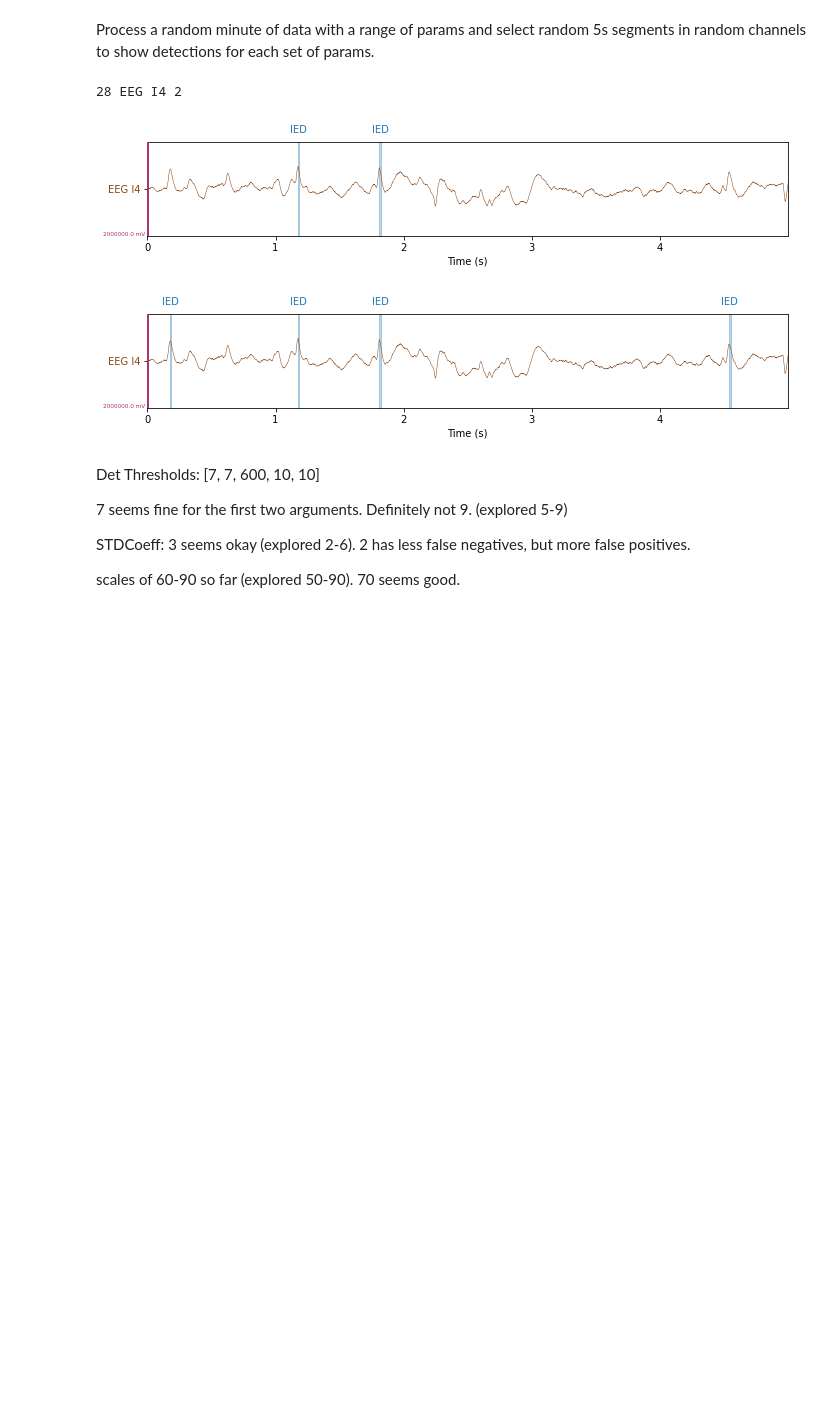
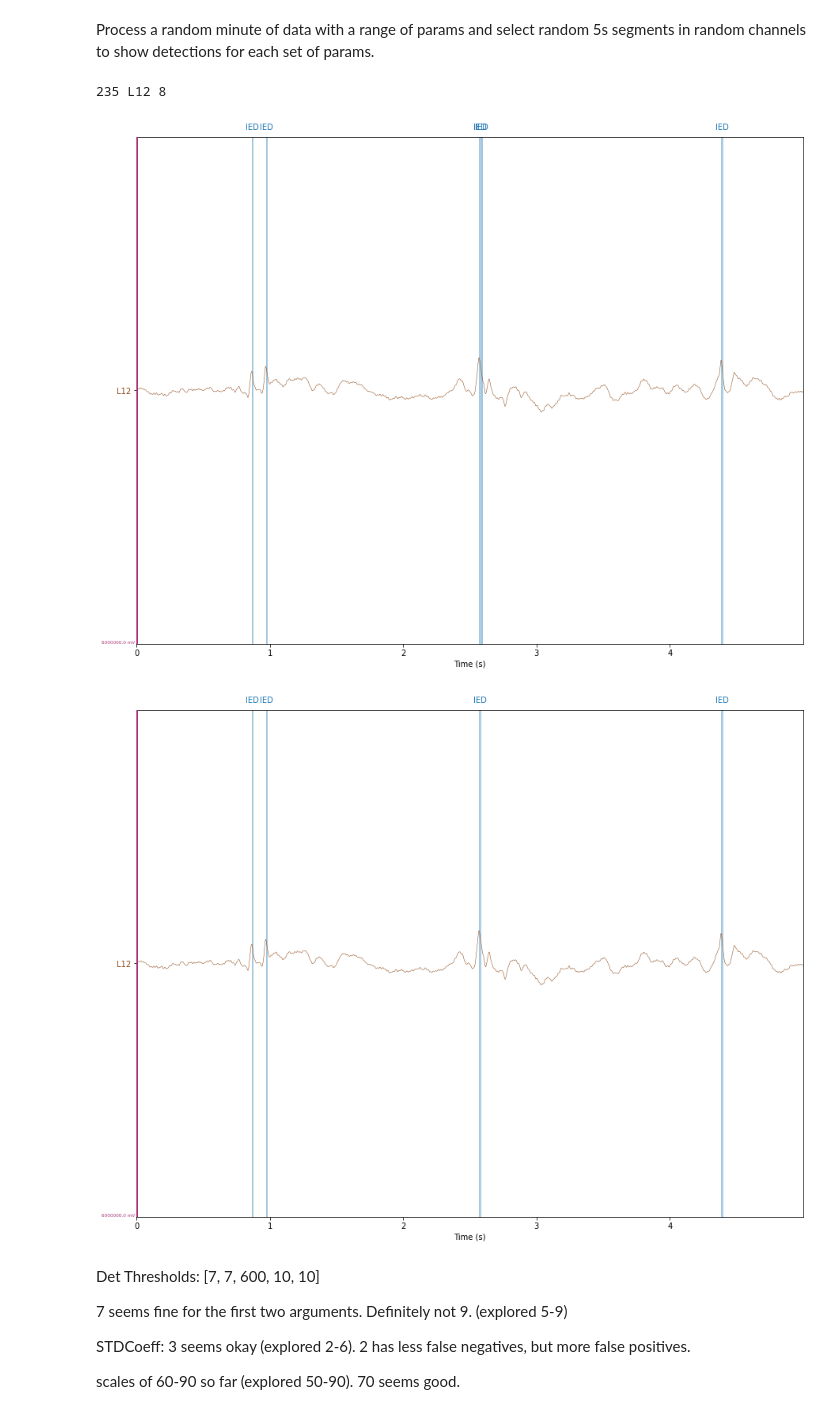
Before and after one commit to norrisjamie23/forecasting-epileptic-discharges, a Jupyter notebook: Tune_IED_detection_parameters.ipynb, the cells around one changed output. Drawn from its saved outputs; the diff is of its cells as text; code cells hidden in the pictures; blank space fills up the shorter version.

Commit message:
Temp changes to be later sorted out

```diff
--- a/Tune_IED_detection_parameters.ipynb
+++ b/Tune_IED_detection_parameters.ipynb
@@ -23,0 +67,3 @@ f = pyedflib.EdfReader(file_name)
+# %%
+bh, ah = butter(2, 0.5 / (freq / 2), 'highpass')
+bl, al = butter(4, 70 / (freq / 2), 'lowpass')
@@ -23,0 +227,3 @@ f = pyedflib.EdfReader(file_name)
+# %%
+sample_size = 50
+valid_channels_sample = [valid_channels[i] for i in sorted(random.sample(range(len(valid_channels)), sample_size))]
@@ -39,3 +351,15 @@ mat = scipy.io.loadmat('Data/TrialPatientArRa/channels.mat')
 valid_channels = [channel[0] for channel in mat['channels'][:, 0]]
 
 # valid_channels = signal_labels
+# %%
+import pandas as pd
+
+# Load file containing suitable channels and convert to list
+df = pd.read_excel('Data/TrialPatientDaKa/Electrodes.xlsx', header=None)
+valid_channels_unmapped = df[0].tolist()
+
+df = pd.read_excel('Data/TrialPatientDaKa/Electrode_mapping.xlsx')
+
+valid_channels = []
+for valid_channel in valid_channels_unmapped:
+    valid_channels.append("C" + str(int(df[df.Original == valid_channel].Mapped)))
@@ -42,5 +370,7 @@ valid_channels = [channel[0] for channel in mat['channels'][:, 0]]
 # %% [markdown]
 Process a random minute of data with a range of params and select random 5s segments in random channels to show detections for each set of params.
+# %%
+matplotlib.rcParams['figure.figsize'] = (2, 2)
 # %%
 # Process 1 minute at a time
 mins_to_process = 1
@@ -50,20 +380,23 @@ M = f.getNSamples()[0]# / (freq * 60)
 NumSecs = M / freq
 Blocks = math.floor(NumSecs / (mins_to_process * 60))
 
+bh, ah = butter(2, 0.5 / (freq / 2), 'highpass')
+bl, al = butter(4, 70 / (freq / 2), 'lowpass')
+
 def generate_detections(params_list):
 
     # Randomly choose a minute to select data from
-    minute = random.randrange(Blocks)
-    minute = 28
+    minute = random.randrange(60, Blocks)
+    # minute = 28
 
-    data_block = np.zeros((len(valid_channels), freq * 60 * mins_to_process))
+    data_block = np.zeros((len(valid_channels_mapped), freq * 60 * mins_to_process))
 
 #     reference = f.readSignal(signal_labels.index(ref_chan), \
 #                              start = minute * freq * 60 * mins_to_process, \
 #                              n = freq * 60 * mins_to_process)
 
     # Populate area of data for the current block across all channels
-    for i, chan in enumerate(valid_channels):
+    for i, chan in enumerate(valid_channels_mapped):
 
         data_block[i, :] = f.readSignal(signal_labels.index(chan), \
                                         start = minute * freq * 60 * mins_to_process, \
@@ -71,17 +404,18 @@ def generate_detections(params_list):
 
     # Index of channel to consider
     chan = random.choices(valid_channels)[0]
-    chan = 'EEG I4'
 
     # Randomly select a 5 second segment within the minute of data to show detections for (note: 12 blocks of 5s)
     five_second_segment = random.randrange(12)
-    five_second_segment = 2
 
     print(minute, chan, five_second_segment)
 
     for params in params_list:
         # Detect IEDs in current block across all chanels
         SpikeIndex, ChanId, _ = DetectSpikes(data_block, freq, **params)
+
+        data = filtfilt(bh, ah, data_block, padlen=150)
+        data_block = filtfilt(bl, al, data_block, padlen=150)
 
         info = mne.create_info([chan], freq, ch_types='seeg')
         data = mne.io.RawArray(data = [data_block[valid_channels.index(chan)] \
@@ -94,42 +428,42 @@ def generate_detections(params_list):
 
         SpikeIds_from_zero = SpikeIndex - five_second_segment * freq * 5
         spike_indices = np.logical_and(ChanId == valid_channels.index(chan), SpikeIds_from_zero < 5 * freq)
 
         for spike in SpikeIds_from_zero[spike_indices]:
             if spike > 0:
                 onsets.append(spike / 2048)
                 durations.append(0.01)
                 descriptions.append('IED')
 
         my_annot = mne.Annotations(onset=onsets,  # in seconds
                                    duration=durations,  # in seconds, too
                                    description=descriptions)
 
         data = data.set_annotations(my_annot)
 
         # test = data.plot(start=20, duration=2, n_channels=6, scalings=dict(eeg=5e-4))
-        fig = data.plot(scalings=dict(seeg=1e3), show_scrollbars=False)
+        fig = data.plot(scalings=dict(seeg=3e3), show_scrollbars=False)
 
         plt.show()
 
-DetThresholds_list = [[7, 7, 200, 10, 10],
-                      [7, 7, 400, 10, 10],
-                      [7, 7, 600, 10, 10],
-                      [7, 7, 800, 10, 10]]
+DetThresholds_list = [{'DetThresholds':[7, 7, 200, 10, 10]},
+                      {'DetThresholds':[7, 7, 400, 10, 10]},
+                      {'DetThresholds':[7, 7, 600, 10, 10]},
+                      {'DetThresholds':[7, 7, 800, 10, 10]}]
 
 STDCoeff_list = [2, 3]
 
 SCALE_list = [70]
 
-params1 = {'STDCoeff': 5, 'SCALE': 90, 'TroughSearch': 50}
+params1 = {'STDCoeff': 2}
 params2 = {'STDCoeff': 3}
 
 # generate_detections(DetThresholds_list)
 generate_detections([params1, params2])
 # %% [output]
-28 EEG I4 2
+235 L12 8
-[figure, old version]
+[figure, new version]
-[figure, old version]
+[figure, new version]
 # %% [markdown]
 Det Thresholds: [7, 7, 600, 10, 10]
 
```
Also changed, not shown: parts of 24 cells of this notebook, 7 other files.
